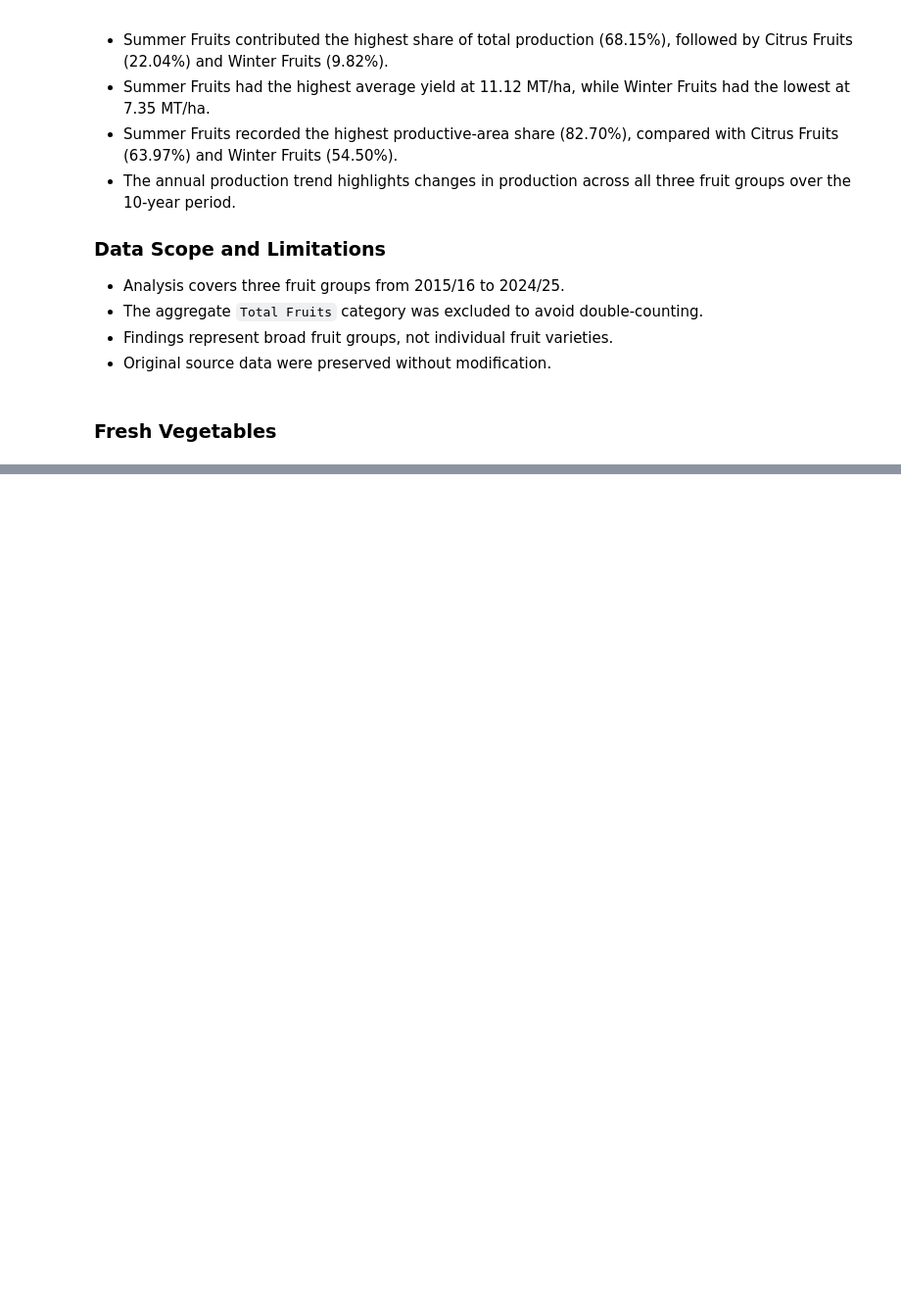
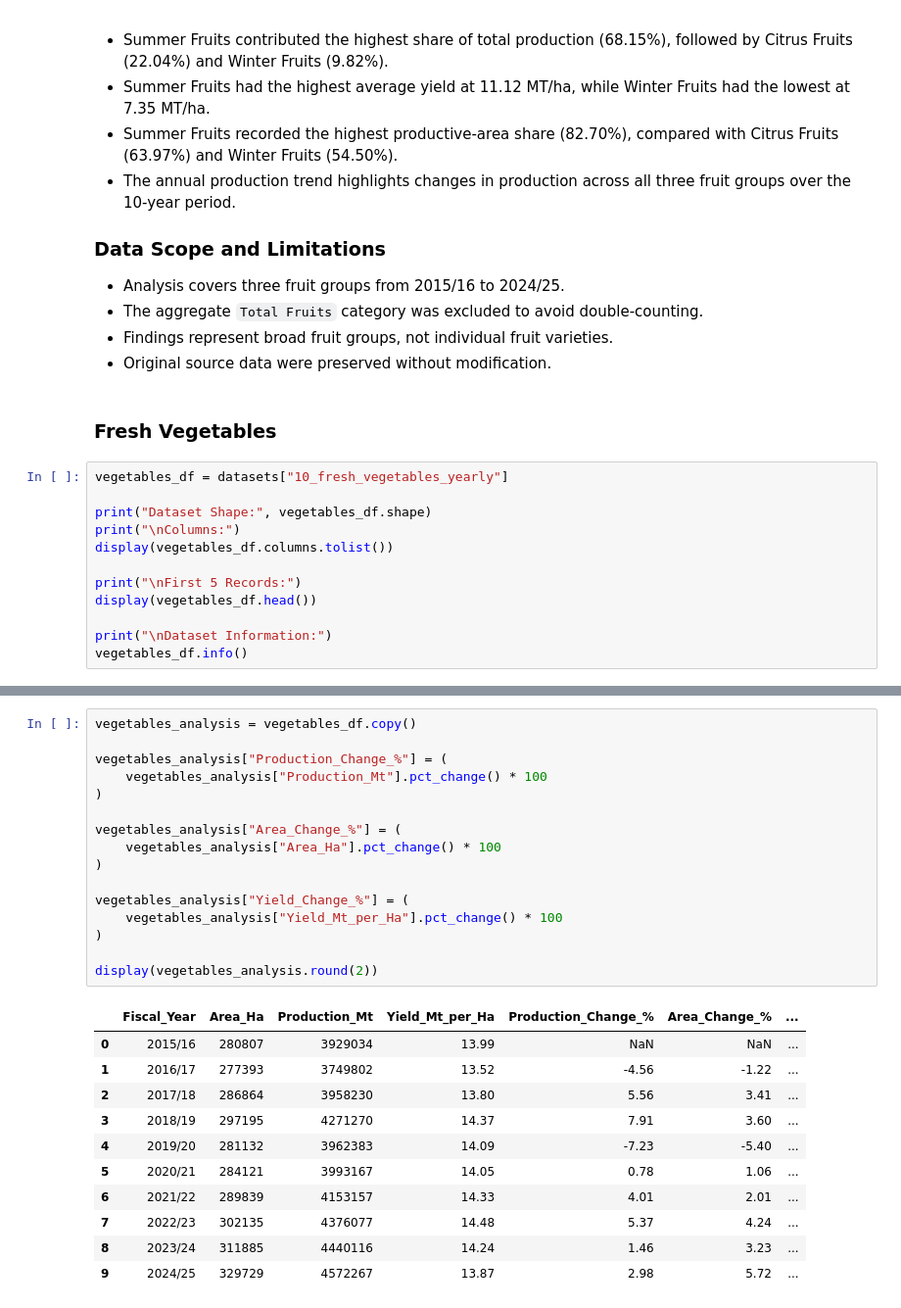
Before and after one commit to Srijan0113/Nepal_Agriculture_Analysis, a Jupyter notebook: Python/01_Crop_Production_Analysis.ipynb, the cells around one changed output, grey strips where cells are left out. Shown at 98% size. Saved outputs shown, nothing was run; the diff lists cells and outputs as text; blank space fills up the shorter version.

```diff
--- a/Python/01_Agriculture_Data_Analysis.ipynb
+++ b/Python/01_Crop_Production_Analysis.ipynb
@@ -982,3 +982,15 @@ plt.show()
 - Original source data were preserved without modification.
 # %% [markdown]
 ### Fresh Vegetables
+# %%
+vegetables_df = datasets["10_fresh_vegetables_yearly"]
+
+print("Dataset Shape:", vegetables_df.shape)
+print("\nColumns:")
+display(vegetables_df.columns.tolist())
+
+print("\nFirst 5 Records:")
+display(vegetables_df.head())
+
+print("\nDataset Information:")
+vegetables_df.info()
@@ -984,0 +1021,28 @@ plt.show()
+# %%
+vegetables_analysis = vegetables_df.copy()
+
+vegetables_analysis["Production_Change_%"] = (
+    vegetables_analysis["Production_Mt"].pct_change() * 100
+)
+
+vegetables_analysis["Area_Change_%"] = (
+    vegetables_analysis["Area_Ha"].pct_change() * 100
+)
+
+vegetables_analysis["Yield_Change_%"] = (
+    vegetables_analysis["Yield_Mt_per_Ha"].pct_change() * 100
+)
+
+display(vegetables_analysis.round(2))
+# %% [output]
+|  | Fiscal_Year | Area_Ha | Production_Mt | Yield_Mt_per_Ha | Production_Change_% | Area_Change_% | ... |
+| 0 | 2015/16 | 280807 | 3929034 | 13.99 | NaN | NaN | ... |
+| 1 | 2016/17 | 277393 | 3749802 | 13.52 | -4.56 | -1.22 | ... |
+| 2 | 2017/18 | 286864 | 3958230 | 13.80 | 5.56 | 3.41 | ... |
+| 3 | 2018/19 | 297195 | 4271270 | 14.37 | 7.91 | 3.60 | ... |
+| 4 | 2019/20 | 281132 | 3962383 | 14.09 | -7.23 | -5.40 | ... |
+| 5 | 2020/21 | 284121 | 3993167 | 14.05 | 0.78 | 1.06 | ... |
+| 6 | 2021/22 | 289839 | 4153157 | 14.33 | 4.01 | 2.01 | ... |
+| 7 | 2022/23 | 302135 | 4376077 | 14.48 | 5.37 | 4.24 | ... |
+| 8 | 2023/24 | 311885 | 4440116 | 14.24 | 1.46 | 3.23 | ... |
+| 9 | 2024/25 | 329729 | 4572267 | 13.87 | 2.98 | 5.72 | ... |
```
Also changed, not shown: parts of 4 cells of this notebook.
